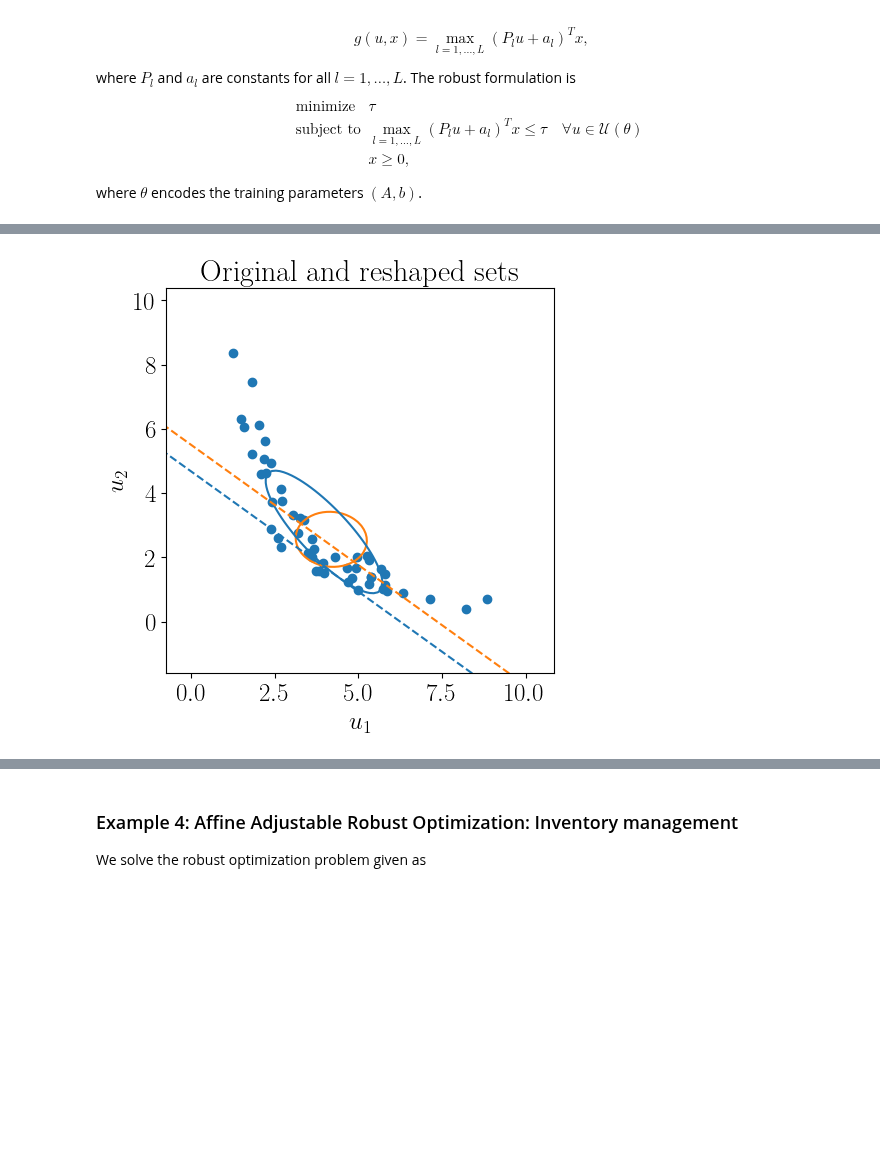
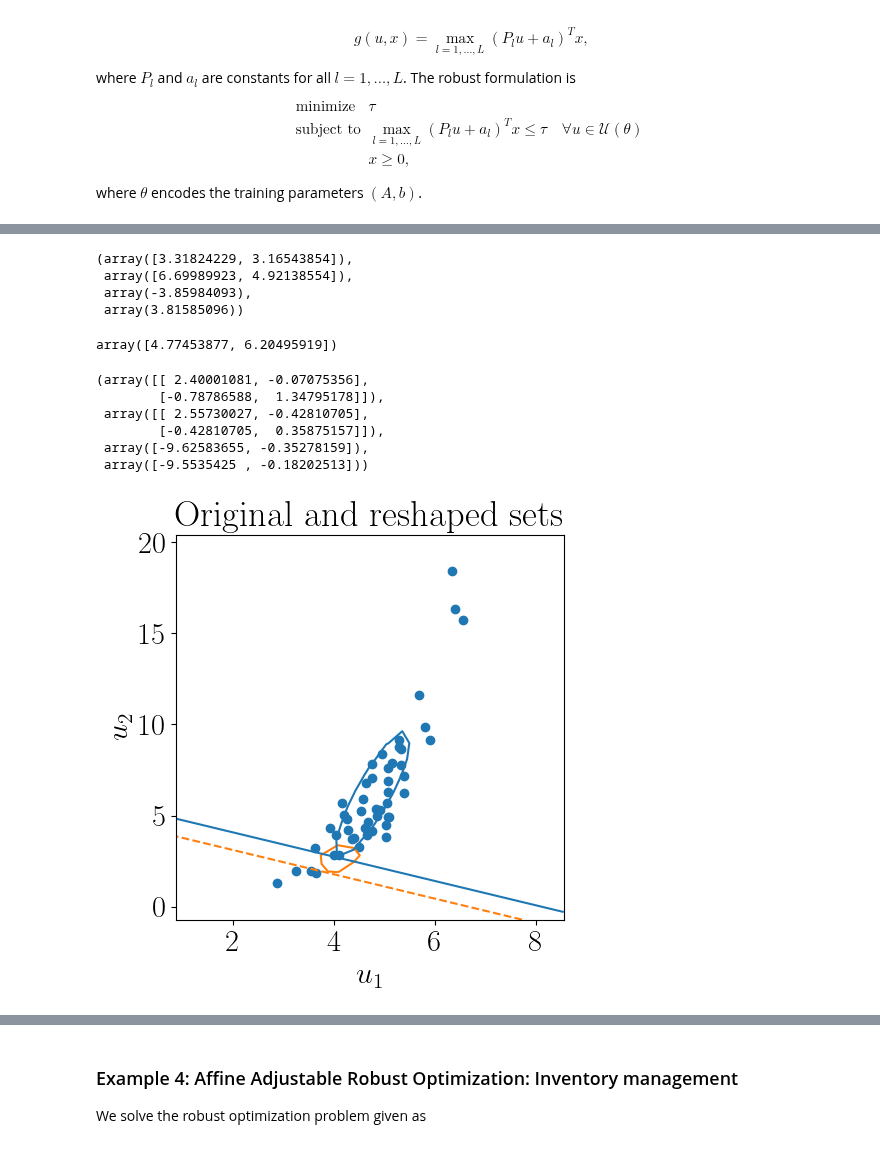
Before and after one commit to stellatogrp/lropt, a Jupyter notebook: examples/experiments/tutorial_learning.ipynb, the cells around one changed output, grey strips where cells are left out. Cells and saved outputs as stored; diff of their text form; code cells hidden in the pictures; blank space fills up the shorter version.

```diff
--- a/examples/experiments/tutorial_learning.ipynb
+++ b/examples/experiments/tutorial_learning.ipynb
@@ -275,7 +280,7 @@ result = prob.train(eps = True, lr = 0.1, step=50, momentum = 0.8, optimizer = "
 df_eps = result.df
 
 # Train A and b
-result1 = prob.train(lr = 0.1, step=50, momentum = 0.8, optimizer = "SGD", seed = s, initeps =0.4)
+result1 = prob.train(lr = 0.1, step=50, momentum = 0.8, optimizer = "SGD", seed = s)
 df1 = result1.df
 A_fin = result1.A
 b_fin = result1.b
@@ -376,12 +368,12 @@ N = 50
 # k = npr.uniform(1,4,n)
 # p = k + npr.uniform(2,5,n)
 k = np.array([2.,3.])
-p = np.array([3.,4.])
+p = np.array([3,4.5])
 k_tch = torch.tensor(k, requires_grad = True)
 p_tch = torch.tensor(p, requires_grad = True)
 
 # Formulate loss function
-def loss(t,x, data,l = 2):
+def loss(t,x, data,l = 5):
     return t + l*torch.mean(torch.maximum(
         torch.maximum(k_tch@x -data@p_tch, k_tch@x - p_tch@x) - t,
         torch.tensor(0.,requires_grad = True))), t, torch.mean(torch.maximum(
@@ -423,9 +415,10 @@ df_eps = result.df
 
 # # Grid search epsilon
 # dfgrid, newprob = prob.grid(epslst = np.linspace(0.8, 2, 40), seed = s)
-
+init = sc.linalg.sqrtm(sc.linalg.inv(np.cov(data.T)))
+init_b = -init@np.mean(data, axis=0)
 # Train A and b
-result1 = prob.train(lr = 0.001, step=50, momentum = 0.8, optimizer = "SGD", seed = s, initeps = 1)
+result1 = prob.train(lr = 0.001, step=50, momentum = 0.8, optimizer = "SGD", seed = s, initA = init, initb = init_b, fixb = False)
 df1 = result1.df
 A_fin = result1.A
 b_fin = result1.b
@@ -433,8 +426,7 @@ b_fin = result1.b
 result2 = prob.train(eps = True, lr = 0.001, step=50, momentum = 0.8, optimizer = "SGD", seed = s, initA = A_fin, initb = b_fin)
 df_r1 = result2.df
 
-init = sc.linalg.sqrtm(sc.linalg.inv(np.cov(data.T)))
-init_b = -init@np.mean(data, axis=0)
+
 result3 = prob.train(eps = True, lr = 0.001, step=50, momentum = 0.8, optimizer = "SGD", seed = s, initA = init, initb = init_b )
 df_r2 = result3.df
 
@@ -520,11 +492,51 @@ constraints += [x_r >= 0]
 
 prob = lro.RobustProblem(objective, constraints)
 prob.solve()
+# result3.reform_problem.solve()
 x_opt_base = x_r.value
 t_base = t.value
+
+n = 2
+u = lro.UncertainParameter(n,
+                        uncertainty_set=lro.Ellipsoidal(p=2,
+                                                    A = A_fin, b = b_fin))
+# Formulate the Robust Problem
+x_r = cp.Variable(n)
+t = cp.Variable()
+
+objective = cp.Minimize(t)
+
+constraints = [cp.maximum(k@x_r - p@x_r, k@x_r - p@u) <= t]
+constraints += [x_r >= 0]
+
+prob = lro.RobustProblem(objective, constraints)
+prob.solve()
+# result3.reform_problem.solve()
+x_opt_learned = x_r.value
+t_learned = t.value
+# %%
+x_opt_learned,x_opt_base,t_learned, t_base
+# %% [output]
+(array([3.31824229, 3.16543854]),
+ array([6.69989923, 4.92138554]),
+ array(-3.85984093),
+ array(3.81585096))
+# %%
+np.mean(data, axis=0)
+# %% [output]
+array([4.77453877, 6.20495919])
+# %%
+A_fin, init, b_fin, init_b
+# %% [output]
+(array([[ 2.40001081, -0.07075356],
+        [-0.78786588,  1.34795178]]),
+ array([[ 2.55730027, -0.42810705],
+        [-0.42810705,  0.35875157]]),
+ array([-9.62583655, -0.35278159]),
+ array([-9.5535425 , -0.18202513]))
 # %%
 plt.figure(figsize=(5, 5))
-n = 100
+n = 25
 offset = 2
 x_min, x_max = np.min(data[:,0]) - offset, np.max(data[:,0]) + offset
 y_min, y_max = np.min(data[:,1]) - offset, np.max(data[:,1]) + offset
@@ -536,32 +548,34 @@ fin_set = np.zeros((n,n))
 init_set = np.zeros((n,n))
 g_level_learned = np.zeros((n,n))
 g_level_base = np.zeros((n,n))
 
 # Populate Z Values (a 7x7 matrix) - For a circle x^2+y^2=z
 for i in range(n):
     for j in range(n):
         u_vec = [x[i,j], y[i,j]]
         fin_set[i,j] = np.linalg.norm(A_fin@ u_vec  + b_fin)
         init_set[i,j] = np.linalg.norm(init@ u_vec + init_b)
         g_level_learned[i,j] = np.maximum(k @ x_opt_learned - p @ x_opt_learned, k @ x_opt_learned - p @ u_vec)
         g_level_base[i,j] = np.maximum(k @ x_opt_base - p @ x_opt_base, k @ x_opt_base - p @ u_vec)
 
 
 
 plt.title("Original and reshaped sets")
 # Set x axis label for the contour plot
 plt.xlabel(r"$u_1$")
 # Set y axis label for the contour plot
-
+import seaborn as sns
 plt.ylabel(r"$u_2$")
 # plt.ylim(-20,40)
 # plt.xlim(-20,40)
 plt.contour(x,y,fin_set, [1], colors = ["tab:orange"])
 plt.contour(x,y,init_set, [1], colors = ["tab:blue"])
+# plt.pcolormesh(g_level_learned, alpha = 0.5)
+# plt.pcolormesh(g_level_base, alpha = 0.5)
 plt.contour(x,y,g_level_learned, [t_learned], colors = ["tab:orange"])
 plt.contour(x,y,g_level_base, [t_base], colors = ["tab:blue"])
 plt.scatter(data[:,0],data[:,1])
 plt.savefig("Reshaped1.pdf", bbox_inches='tight')
 plt.show()
 # %% [output]
-[figure, old version]
+[figure, new version]
```
Also changed, not shown: parts of 23 cells of this notebook, 36 other files.
